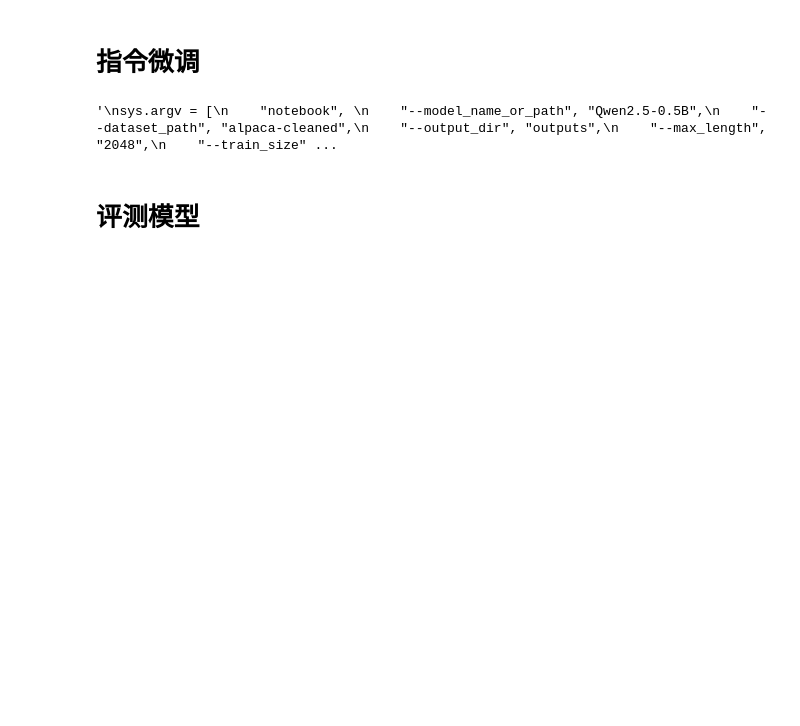
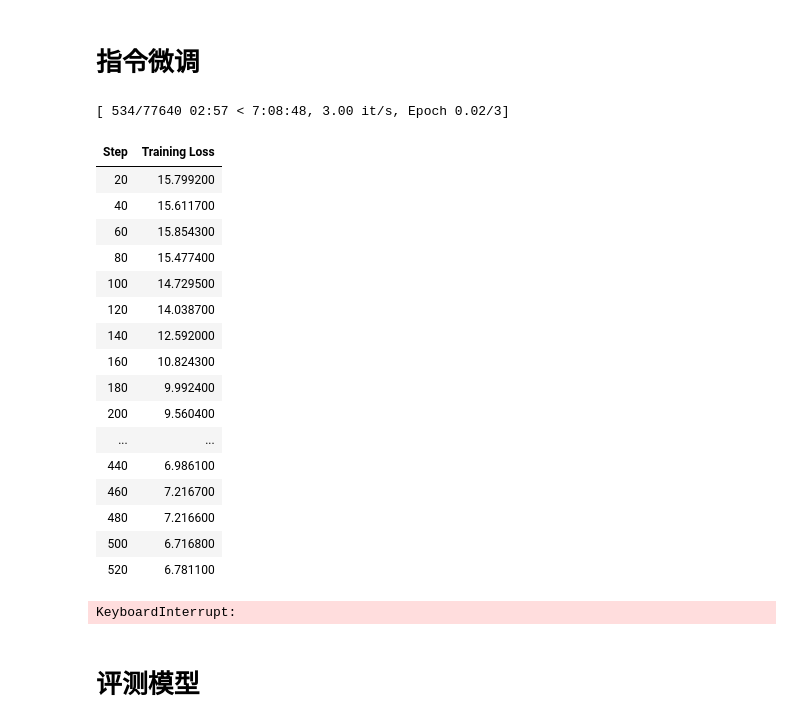
Before and after one commit to chengzicong20040913/NLP_project, a Jupyter notebook: finetune-eval.ipynb, the cells around one changed output. Drawn from its saved outputs; the diff is of its cells as text; code cells hidden in the pictures; blank space fills up the shorter version.

```diff
--- a/finetune-eval.ipynb
+++ b/finetune-eval.ipynb
@@ -97,7 +97,7 @@ class CustomTrainingArguments(TrainingArguments):
         }
     )
     logging_steps: Optional[int] = field(
-        default=500,
+        default=20,
         metadata={
             "help": "Log every X updates steps."
         }
@@ -226,25 +226,43 @@ def finetune():
 # %%
 # Pass your training arguments.
 # NOTE [IMPORTANT!!!] DO NOT FORGET TO PASS PROPER ARGUMENTS TO SAVE YOUR CHECKPOINTS!!!
 import os
 os.environ["CUDA_VISIBLE_DEVICES"] = "0,1"
 #os.environ["TOKENIZERS_PARALLELISM"] = "false"#不要并行处理
 
 sys.argv = [
     "notebook",
     "--model_name_or_path", "Qwen2.5-0.5B",
     "--dataset_path", "alpaca-cleaned",
     "--output_dir", "outputs",
     "--max_length", "2048",
     "--train_size", "0.9",
     "--remove_unused_columns", "False",
     "--torch_dtype", "bfloat16",#这里不要float16，会报错
     "--per_device_eval_batch_size","1",
-    "--fp16","True",
+    "--fp16","False",
 ]
 finetune()
 # %% [output]
-'\nsys.argv = [\n    "notebook", \n    "--model_name_or_path", "Qwen2.5-0.5B",\n    "--dataset_path", "alpaca-cleaned",\n    "--output_dir", "outputs",\n    "--max_length", "2048",\n    "--train_size" ...
+[ 534/77640 02:57 < 7:08:48, 3.00 it/s, Epoch 0.02/3]
+| Step | Training Loss |
+| 20 | 15.799200 |
+| 40 | 15.611700 |
+| 60 | 15.854300 |
+| 80 | 15.477400 |
+| 100 | 14.729500 |
+| 120 | 14.038700 |
+| 140 | 12.592000 |
+| 160 | 10.824300 |
+| 180 | 9.992400 |
+| 200 | 9.560400 |
+| ... | ... |
+| 440 | 6.986100 |
+| 460 | 7.216700 |
+| 480 | 7.216600 |
+| 500 | 6.716800 |
+| 520 | 6.781100 |
+KeyboardInterrupt:
 # %% [markdown]
 # 评测模型
 # %%
```
Also changed, not shown: parts of 2 cells of this notebook, 3 other files.
